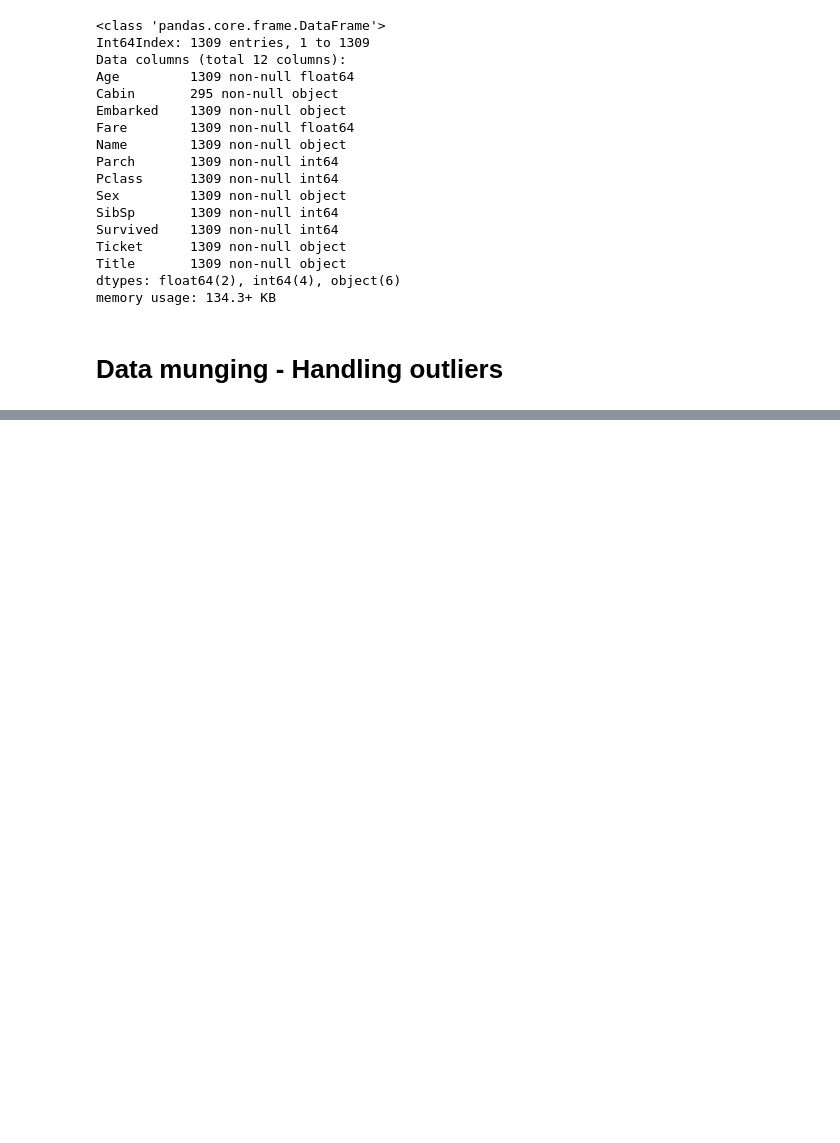
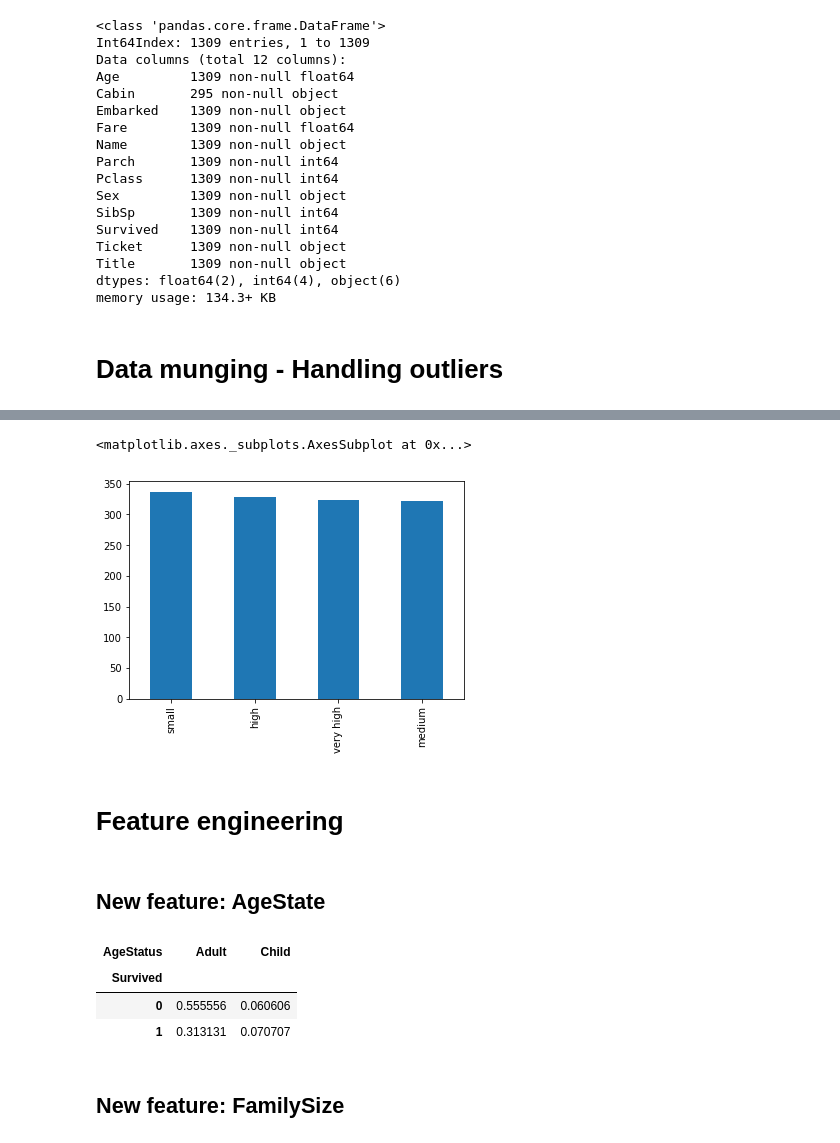
Before and after one commit to t-wyrwas/Titanic, a Jupyter notebook: notebooks/Exploring and processing data.ipynb, the cells around one changed output, grey strips where cells are left out. Saved outputs shown, nothing was run; the diff lists cells and outputs as text; code cells hidden in the pictures; blank space fills up the shorter version.

Commit message:
Add feature engineering section and saving processed data

```diff
--- a/notebooks/Exploring and processing data.ipynb
+++ b/notebooks/Exploring and processing data.ipynb
@@ -759,0 +807,7 @@ memory usage: 134.3+ KB
+# %%
+binned_fare = pd.qcut(df.Fare, 4, labels = ['small', 'medium', 'high', 'very high'])
+# %%
+binned_fare.value_counts().plot(kind='bar')
+# %% [output]
+<matplotlib.axes._subplots.AxesSubplot at 0x...>
+[figure, added]
@@ -759,0 +817,14 @@ memory usage: 134.3+ KB
+# %% [markdown]
+# Feature engineering
+# %% [markdown]
+## New feature: AgeState
+# %%
+df['AgeStatus'] = np.where(df.Age >= 18, 'Adult', 'Child')
+pd.crosstab(df[df.Survived != -888].Survived, df.AgeStatus, normalize=True)
+# %% [output]
+| AgeStatus | Adult | Child |
+| Survived |  |  |
+| 0 | 0.555556 | 0.060606 |
+| 1 | 0.313131 | 0.070707 |
+# %% [markdown]
+## New feature: FamilySize
```
Also changed, not shown: parts of 34 cells of this notebook.
